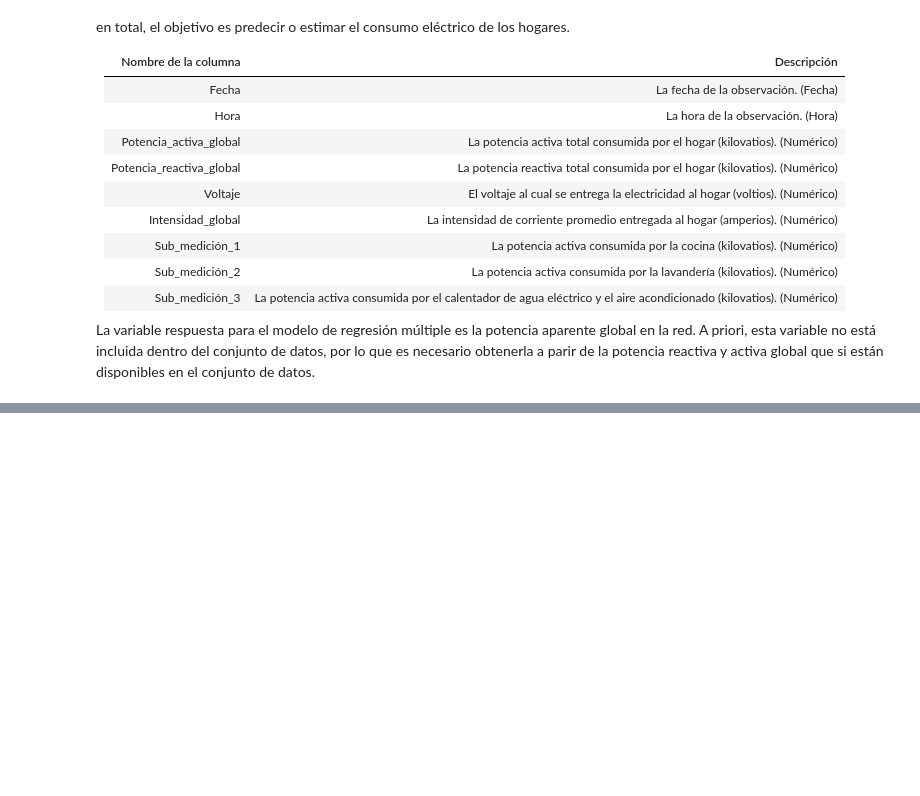
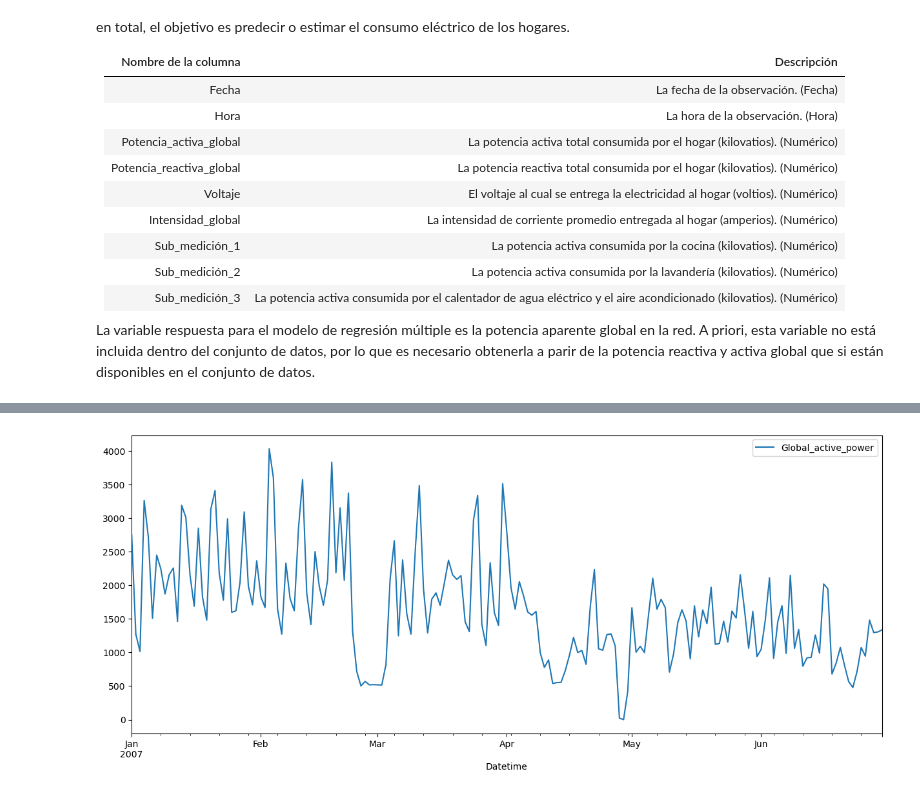
Before and after one commit to kevindmzapata/multivariate-statistics-course, a Jupyter notebook: PROYECTO_FINAL/main.ipynb, the cells around one changed output, grey strips where cells are left out. Saved outputs shown, nothing was run; the diff lists cells and outputs as text; code cells hidden in the pictures; blank space fills up the shorter version.

```diff
--- a/PROYECTO_FINAL/main.ipynb
+++ b/PROYECTO_FINAL/main.ipynb
@@ -205,0 +25,3 @@ biplot(df_pca, pca, df_no_time_scaled)
+# %%
+df = pd.read_csv('household_power_consumption.csv')
+df.head()
@@ -205,0 +35,5 @@ biplot(df_pca, pca, df_no_time_scaled)
+# %%
+df['Datetime'] = pd.to_datetime(df['Date'] + ' ' + df['Time'], dayfirst=True)
+df = df.set_index('Datetime')
+df = df.iloc[:, 3:4]
+df.head()
@@ -205,0 +48,11 @@ biplot(df_pca, pca, df_no_time_scaled)
+# %%
+df['Global_active_power'] = pd.to_numeric(df['Global_active_power'], errors='coerce')
+# %%
+# Resampling data over day
+df = df.resample('D').sum()
+
+# Plotting
+df.plot(figsize=(15, 6))
+plt.show()
+# %% [output]
+[figure, added]
```
Also changed, not shown: parts of 39 cells of this notebook, 2 other files.
